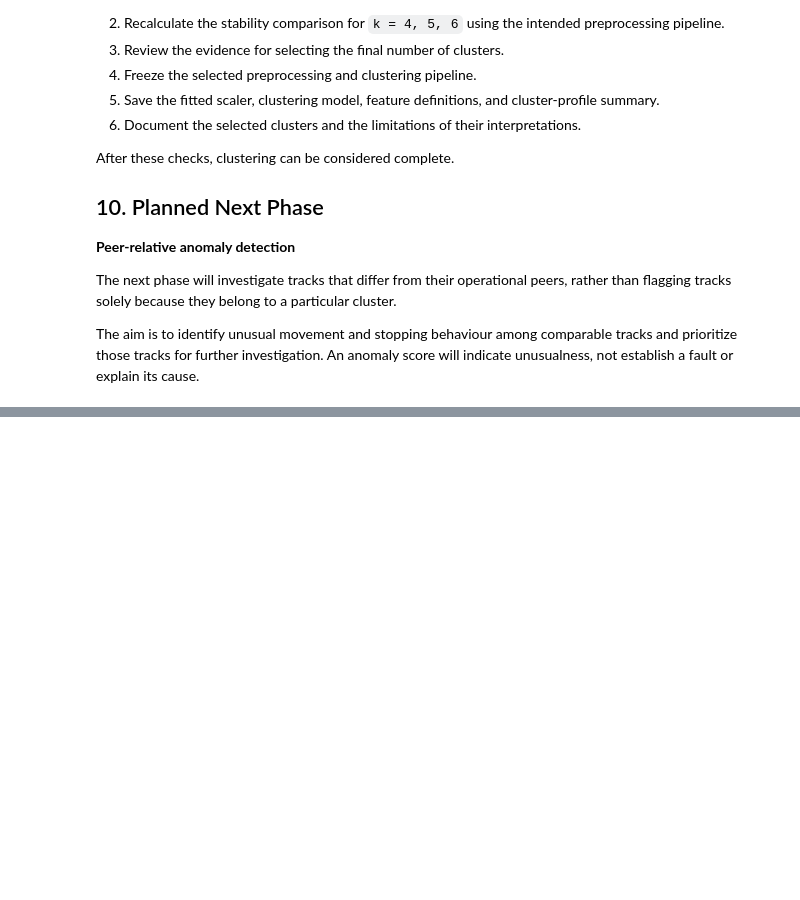
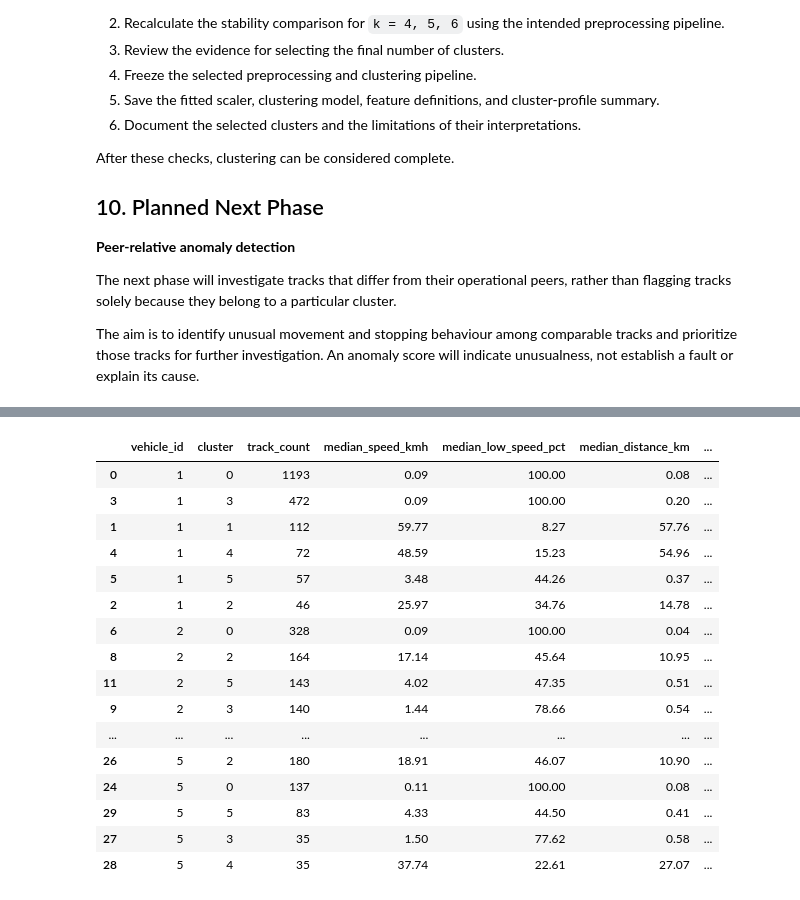
Before and after one commit to Bhargeshjani03/dt-cargo-vehicle-telemetry-, a Jupyter notebook: notebooks/PCA_analysis.ipynb, the cells around one changed output, grey strips where cells are left out. Saved outputs shown, nothing was run; the diff lists cells and outputs as text; code cells hidden in the pictures; blank space fills up the shorter version.

```diff
--- a/notebooks/PCA_analysis.ipynb
+++ b/notebooks/PCA_analysis.ipynb
@@ -5811,0 +6753,63 @@ The aim is to identify unusual movement and stopping behaviour among comparable
+# %%
+vehicle_cluster_profile = (
+    vehicle_tracks
+    .groupby([vehicle_col, "cluster"])
+    .agg(
+        track_count=("cluster", "size"),
+        median_speed_kmh=("raw_speed_mean_kmh", "median"),
+        median_low_speed_pct=("low_speed_time_pct_03", "median"),
+        median_distance_km=("distance_km", "median"),
+        median_duration_min=("duration_minutes", "median"),
+        home_base_pct=("home_base", "mean"),
+        long_haul_pct=("long_haul", "mean"),
+        industrial_area_pct=("industrial_area", "mean"),
+        rest_area_pct=("rest_area", "mean"),
+        service_area_fuel_pct=("service_area_fuel", "mean")
+    )
+    .reset_index()
+)
+
+# Convert context prevalences to percentages
+tag_cols = [
+    "home_base_pct",
+    "long_haul_pct",
+    "industrial_area_pct",
+    "rest_area_pct",
+    "service_area_fuel_pct"
+]
+
+vehicle_cluster_profile[tag_cols] *= 100
+
+# Keep only vehicle-cluster combinations with at least 30 tracks
+# to avoid interpreting extremely small groups
+vehicle_cluster_profile_reliable = (
+    vehicle_cluster_profile[
+        vehicle_cluster_profile["track_count"] >= 30
+    ]
+    .sort_values(
+        [vehicle_col, "track_count"],
+        ascending=[True, False]
+    )
+)
+
+display(
+    vehicle_cluster_profile_reliable.round(2).head(30)
+)
+# %% [output]
+|  | vehicle_id | cluster | track_count | median_speed_kmh | median_low_speed_pct | median_distance_km | ... |
+| 0 | 1 | 0 | 1193 | 0.09 | 100.00 | 0.08 | ... |
+| 3 | 1 | 3 | 472 | 0.09 | 100.00 | 0.20 | ... |
+| 1 | 1 | 1 | 112 | 59.77 | 8.27 | 57.76 | ... |
+| 4 | 1 | 4 | 72 | 48.59 | 15.23 | 54.96 | ... |
+| 5 | 1 | 5 | 57 | 3.48 | 44.26 | 0.37 | ... |
+| 2 | 1 | 2 | 46 | 25.97 | 34.76 | 14.78 | ... |
+| 6 | 2 | 0 | 328 | 0.09 | 100.00 | 0.04 | ... |
+| 8 | 2 | 2 | 164 | 17.14 | 45.64 | 10.95 | ... |
+| 11 | 2 | 5 | 143 | 4.02 | 47.35 | 0.51 | ... |
+| 9 | 2 | 3 | 140 | 1.44 | 78.66 | 0.54 | ... |
+| ... | ... | ... | ... | ... | ... | ... | ... |
+| 26 | 5 | 2 | 180 | 18.91 | 46.07 | 10.90 | ... |
+| 24 | 5 | 0 | 137 | 0.11 | 100.00 | 0.08 | ... |
+| 29 | 5 | 5 | 83 | 4.33 | 44.50 | 0.41 | ... |
+| 27 | 5 | 3 | 35 | 1.50 | 77.62 | 0.58 | ... |
+| 28 | 5 | 4 | 35 | 37.74 | 22.61 | 27.07 | ... |
```
Also changed, not shown: parts of 35 cells of this notebook, 1 other file.
